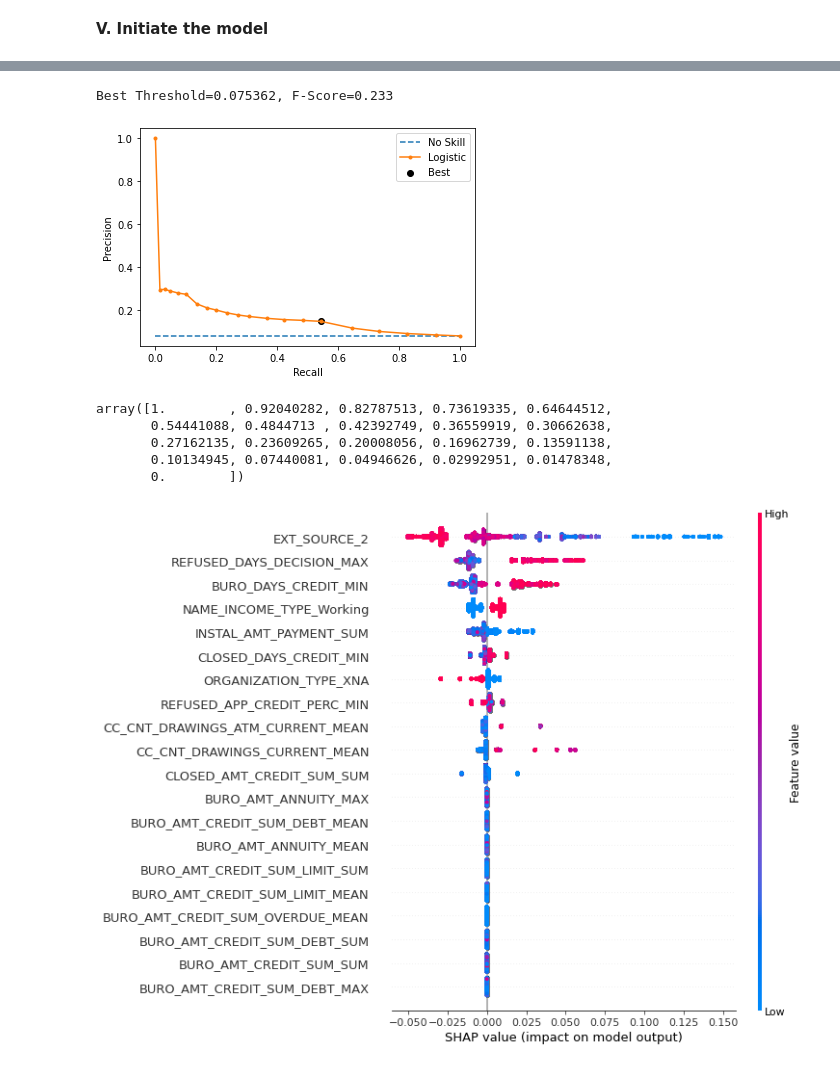
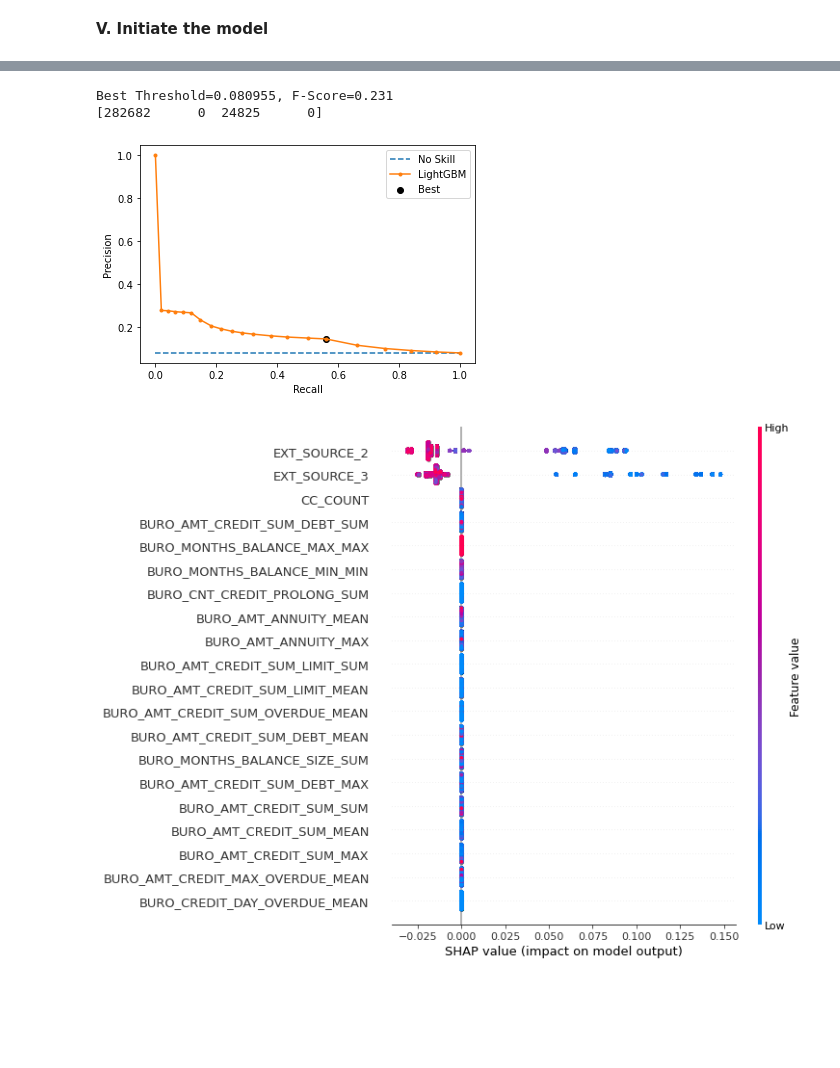
Before and after one commit to drdjekyl/P7, a Jupyter notebook: P7_A_Model.ipynb, the cells around one changed output, grey strips where cells are left out. Drawn from its saved outputs; the diff is of its cells as text; code cells hidden in the pictures; blank space fills up the shorter version.

```diff
--- a/P7_A_Model.ipynb
+++ b/P7_A_Model.ipynb
@@ -534,6 +581,4 @@ print('Best sqrt inverse correlated features')
 # %%
-import numpy as np
-
 # Results shows us some features that can be pass to log
 features_to_log = [
     'EXT_SOURCE_3', 'EXT_SOURCE_2', 'EXT_SOURCE_1',
@@ -543,7 +588,8 @@ features_to_log = [
 
 # Apply the transformation
 train_df.loc[:, features_to_log] = train_df.loc[:,
-                                                features_to_log].add(1).apply(np.log)
+                                                features_to_log].add(1).apply(
+                                                    np.log)
 print('Features with log done')
 # %% [output]
 Features with log done
@@ -695,28 +740,31 @@ def function_to_optimize(space_params):
 # %%
 from hyperopt import Trials, hp, tpe, fmin, space_eval, STATUS_OK
 from hyperopt.pyll import scope
+import warnings
+
+warnings.filterwarnings("ignore")
 
 space_params = {
-    #'is_unbalance': hp.choice('is_unbalance', ['true', 'false']),
-    'scale_pos_weight': hp.uniform('scale_pos_weight', 0.1, 0.3),
+    # 'is_unbalance': hp.choice('is_unbalance', [True, False]),
+    'scale_pos_weight': hp.uniform('scale_pos_weight', 0.01, 1.),
     'n_estimators':
-    hp.choice('n_estimators', np.arange(100, 500, 100)),  # go for int values
+    hp.choice('n_estimators', np.arange(100, 15000, 1000)),  # go for int values
     'learning_rate':
-    hp.uniform('learning_rate', 0.001, 0.2),
+    hp.uniform('learning_rate', 0.0001, 0.2),
     'num_leaves':
     hp.choice('num_leaves', np.arange(30, 150, 1)),
     'colsample_bytree':
-    hp.uniform('colsample_bytree', 0.1, 1.2),
+    hp.uniform('colsample_bytree', 0.1, 0.9),
     'subsample':
-    hp.uniform('subsample', 0.1, 1.2),
+    hp.uniform('subsample', 0.01, 0.9),
     'max_depth':
-    hp.choice('max_depth', np.arange(2, 10, 1)), # go for int values
+    hp.choice('max_depth', range(2, 10, 1)),  # go for int values
     'reg_alpha':
-    hp.uniform('reg_alpha', 0.001, 0.2),
+    hp.uniform('reg_alpha', 0., 0.2),
     'reg_lambda':
-    hp.uniform('reg_lambda', 0.001, 0.2),
+    hp.uniform('reg_lambda', 0., 0.2),
     'min_split_gain':
-    hp.uniform('min_split_gain', 0.001, 0.2),
+    hp.uniform('min_split_gain', 0.01, 0.1),
     'min_child_weight':
     hp.uniform('min_child_weight', 10, 70)
 }
@@ -726,9 +774,10 @@ trials = Trials()
 best_params = fmin(fn=function_to_optimize,
                    space=space_params,
                    algo=tpe.suggest,
-                   max_evals=1,
+                   max_evals=5,
                    trials=trials,
-                   verbose=1)
+                   verbose=10,
+                   return_argmin=False)
 
 print('******************************************************************')
 print('Best parameters with bayesian optimization are :', '\n')
@@ -826,6 +906,7 @@ precision = metrics['precision']
 recall = metrics['recall']
 thresholds = metrics['thresholds']
 testy = metrics['y_test']
+pred_array = metrics['pred_array']
 
 # convert to f score
 fscore = (2 * precision * recall) / (precision + recall)
@@ -834,10 +915,17 @@ ix = np.argmax(fscore)
 print('Best Threshold=%f, F-Score=%.3f' % (thresholds[ix], fscore[ix]))
 
 
+# Round the predicted results
+pred_array_rounded = np.where(pred_array > ix, 1., 0.)
+
+print(confusion_matrix(
+    train_target, pred_array_rounded).ravel())
+
+
 # plot the PR curve for the model
-no_skill = len(testy[testy==1]) / len(testy)
-plt.plot([0,1], [no_skill,no_skill], linestyle='--', label='No Skill')
-plt.plot(recall, precision, marker='.', label='Logistic')
+no_skill = len(testy[testy == 1]) / len(testy)
+plt.plot([0, 1], [no_skill, no_skill], linestyle='--', label='No Skill')
+plt.plot(recall, precision, marker='.', label='LightGBM')
 plt.scatter(recall[ix], precision[ix], marker='o', color='black', label='Best')
 # axis labels
 plt.xlabel('Recall')
@@ -846,20 +934,13 @@ plt.legend()
 # show the plot
 plt.show()
 # %% [output]
-Best Threshold=0.075362, F-Score=0.233
+Best Threshold=0.080955, F-Score=0.231
+[282682      0  24825      0]
-[figure, old version]
+[figure, new version]
-# %%
-recall
-# %% [output]
-array([1.        , 0.92040282, 0.82787513, 0.73619335, 0.64644512,
-       0.54441088, 0.4844713 , 0.42392749, 0.36559919, 0.30662638,
-       0.27162135, 0.23609265, 0.20008056, 0.16962739, 0.13591138,
-       0.10134945, 0.07440081, 0.04946626, 0.02992951, 0.01478348,
-       0.        ])
 # %%
-shap.summary_plot(metrics['shap_values'][0][1], metrics['tested_values'][0])
+shap.summary_plot(metrics['shap_values'][1], train_df)
 # %% [output]
-[figure, old version]
+[figure, new version]
 # %%
 # visualize the first prediction's explanation with a force plot
 shap.initjs()
```
Also changed, not shown: parts of 22 cells of this notebook.
